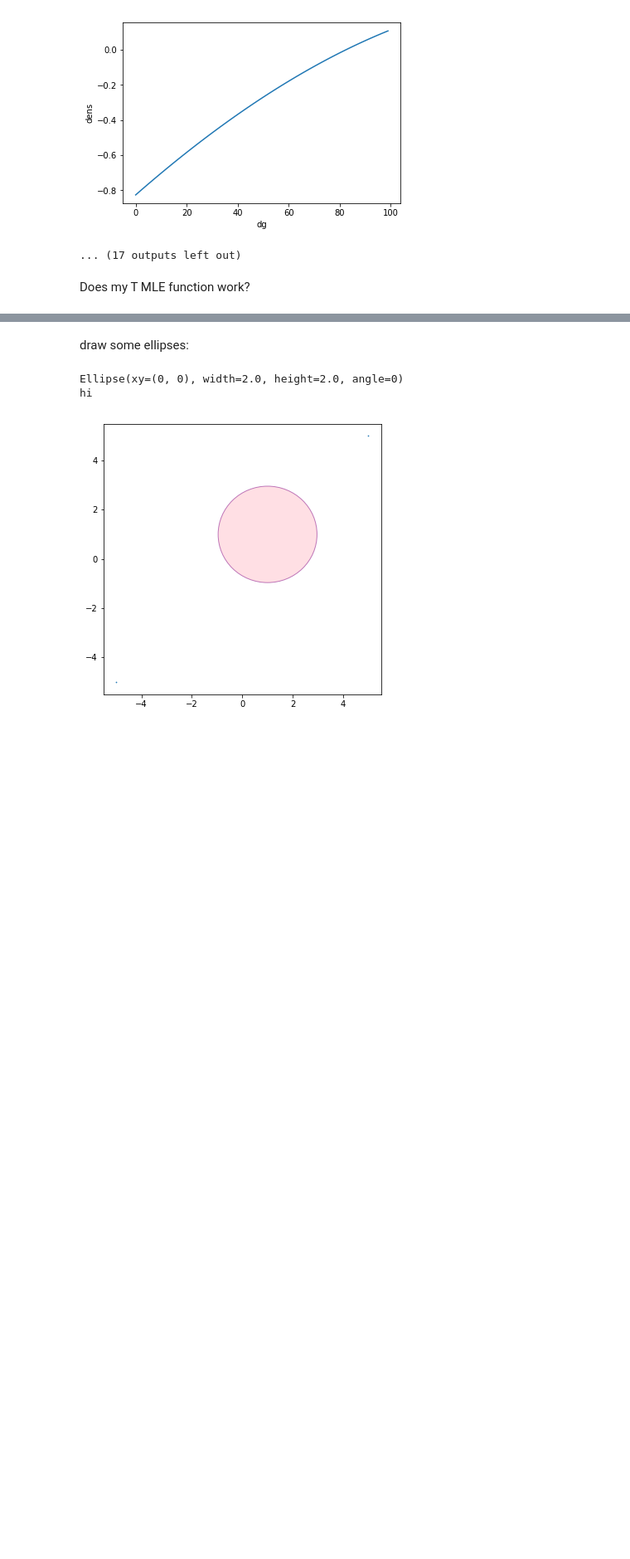
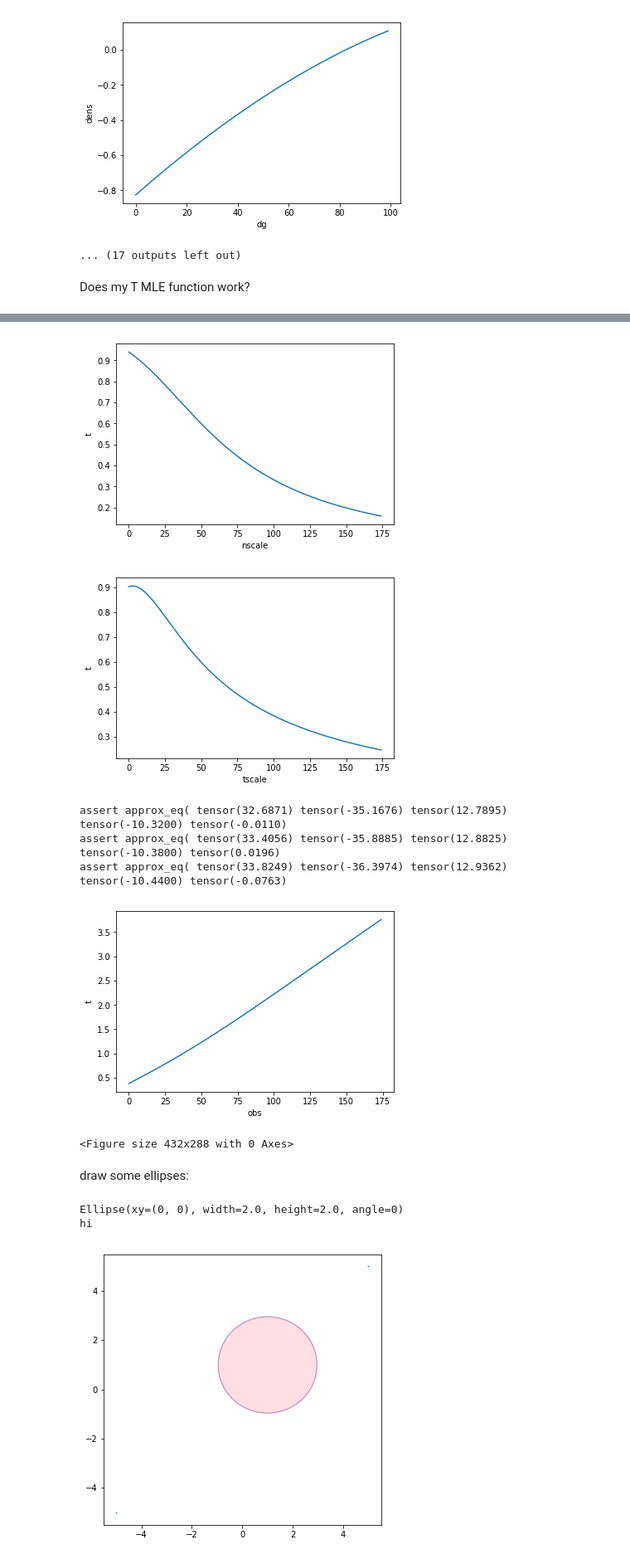
Before and after one commit to jamesonquinn/eipython, a Jupyter notebook: testideas.ipynb, the cells around one changed output, grey strips where cells are left out. Shown at 83% size. Saved outputs shown, nothing was run; the diff lists cells and outputs as text; code cells hidden in the pictures; blank space fills up the shorter version.

```diff
--- a/testideas.ipynb
+++ b/testideas.ipynb
@@ -298,3 +296,20 @@ getMLE seems to have failed, tensor([0.6568]) tensor([0.2749]) tensor([0.3818])
+# %%
+from importlib import reload
+import demoT #import *
+reload(demoT)
+from demoT import *
+import cProfile as profile
+
+
+plotMLE()
+# %% [output]
+[figure, added]
+[figure, added]
+assert approx_eq( tensor(32.6871) tensor(-35.1676) tensor(12.7895) tensor(-10.3200) tensor(-0.0110)
+assert approx_eq( tensor(33.4056) tensor(-35.8885) tensor(12.8825) tensor(-10.3800) tensor(0.0196)
+assert approx_eq( tensor(33.8249) tensor(-36.3974) tensor(12.9362) tensor(-10.4400) tensor(-0.0763)
+[figure, added]
+<Figure size 432x288 with 0 Axes>
 # %% [markdown]
 draw some ellipses:
 # %%
```
Also changed, not shown: parts of 1 cell of this notebook, 8 other files.
